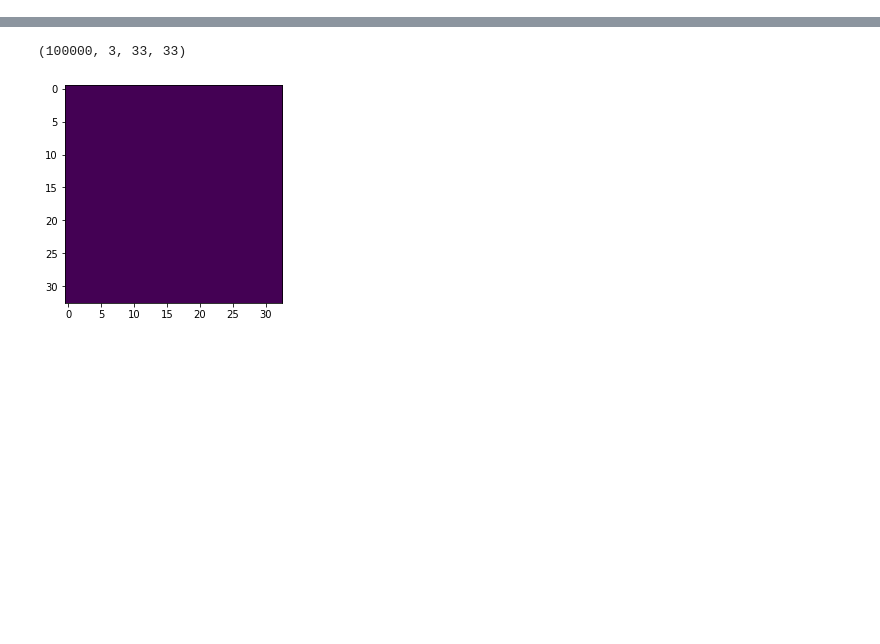
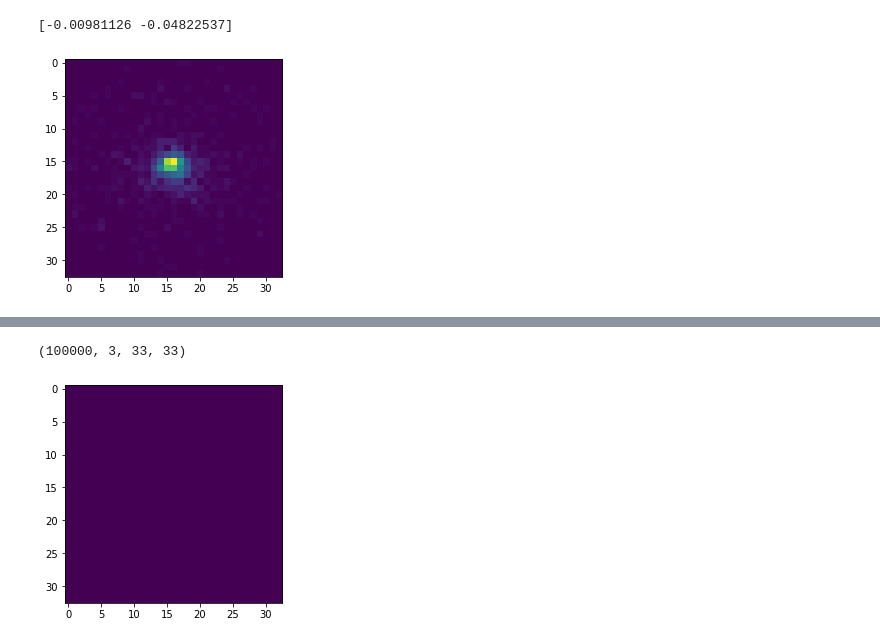
Before and after one commit to VoytechG/normals_HoughCNN, a Jupyter notebook: own/read.ipynb, the cells around one changed output, grey strips where cells are left out. Saved outputs shown, nothing was run; the diff lists cells and outputs as text; code cells hidden in the pictures; blank space fills up the shorter version.

```diff
--- a/own/read.ipynb
+++ b/own/read.ipynb
@@ -50,0 +108,8 @@ imshow(np.mean(X, 0)[0])
+# %%
+index = 34400
+imshow(X[index, 0])
+print(dataset['targets'][index])
+# imshow(dataset['mean'][0])
+# %% [output]
+[-0.00981126 -0.04822537]
+[figure, added]
```
Also changed, not shown: parts of 14 cells of this notebook, 24 other files.
